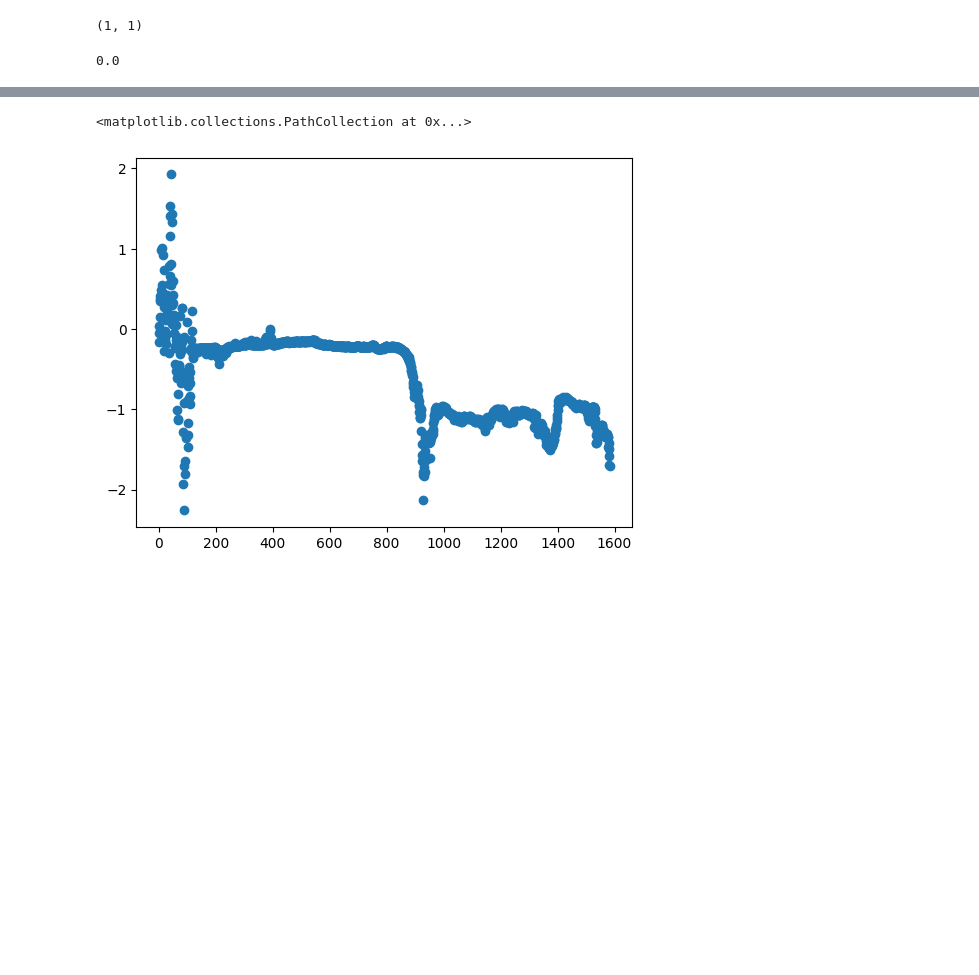
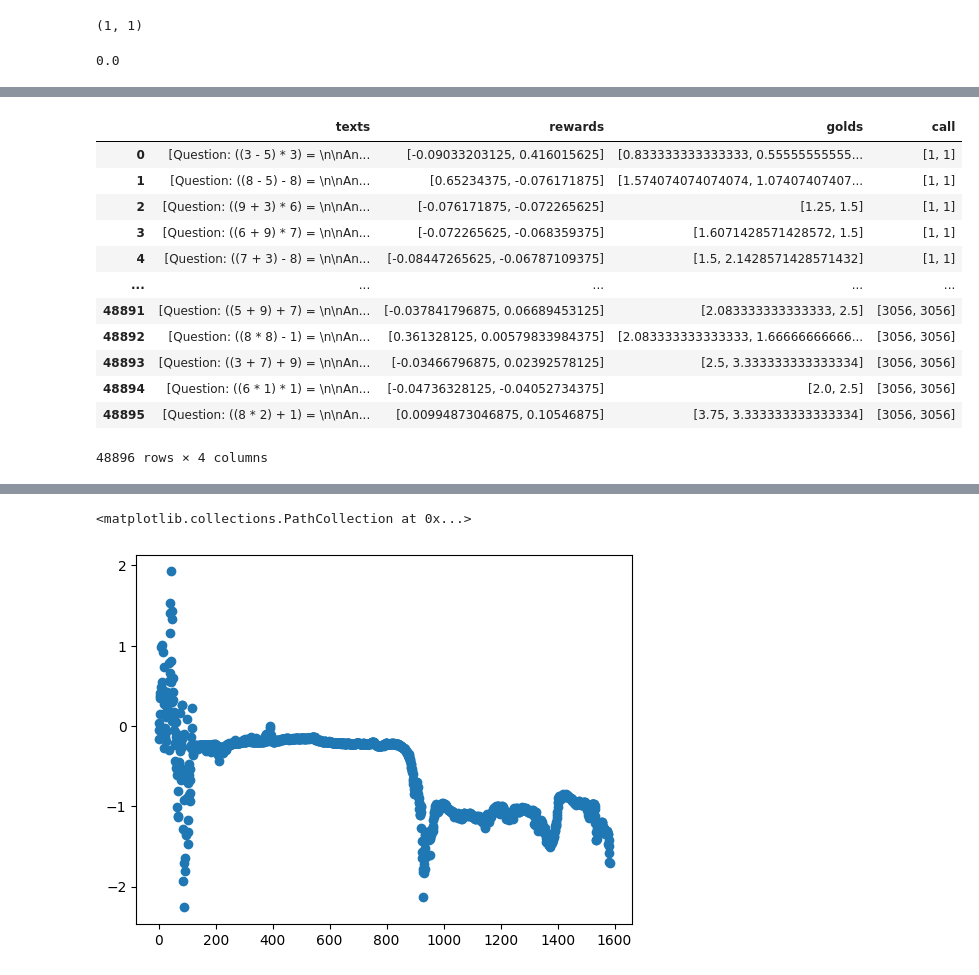
Before and after one commit to PrasannS/d2po, a Jupyter notebook: notebooks/trainlog_analysis.ipynb, the cells around one changed output, grey strips where cells are left out. Saved outputs shown, nothing was run; the diff lists cells and outputs as text; code cells hidden in the pictures; blank space fills up the shorter version.

```diff
--- a/notebooks/trainlog_analysis.ipynb
+++ b/notebooks/trainlog_analysis.ipynb
@@ -92,3 +89,19 @@ plt.scatter(range(len(mbins)), mbins)
+# %%
+tmp
+# %% [output]
+|  | texts | rewards | golds | call |
+| 0 | [Question: ((3 - 5) * 3) = \n\nAn... | [-0.09033203125, 0.416015625] | [0.833333333333333, 0.55555555555... | [1, 1] |
+| 1 | [Question: ((8 - 5) - 8) = \n\nAn... | [0.65234375, -0.076171875] | [1.574074074074074, 1.07407407407... | [1, 1] |
+| 2 | [Question: ((9 + 3) * 6) = \n\nAn... | [-0.076171875, -0.072265625] | [1.25, 1.5] | [1, 1] |
+| 3 | [Question: ((6 + 9) * 7) = \n\nAn... | [-0.072265625, -0.068359375] | [1.6071428571428572, 1.5] | [1, 1] |
+| 4 | [Question: ((7 + 3) - 8) = \n\nAn... | [-0.08447265625, -0.06787109375] | [1.5, 2.1428571428571432] | [1, 1] |
+| ... | ... | ... | ... | ... |
+| 48891 | [Question: ((5 + 9) + 7) = \n\nAn... | [-0.037841796875, 0.06689453125] | [2.083333333333333, 2.5] | [3056, 3056] |
+| 48892 | [Question: ((8 * 8) - 1) = \n\nAn... | [0.361328125, 0.00579833984375] | [2.083333333333333, 1.66666666666... | [3056, 3056] |
+| 48893 | [Question: ((3 + 7) + 9) = \n\nAn... | [-0.03466796875, 0.02392578125] | [2.5, 3.333333333333334] | [3056, 3056] |
+| 48894 | [Question: ((6 * 1) * 1) = \n\nAn... | [-0.04736328125, -0.04052734375] | [2.0, 2.5] | [3056, 3056] |
+| 48895 | [Question: ((8 * 2) + 1) = \n\nAn... | [0.00994873046875, 0.10546875] | [3.75, 3.333333333333334] | [3056, 3056] |
+48896 rows × 4 columns
 # %%
 mean(means[-20:])
 # %% [output]
```
Also changed, not shown: parts of 5 cells of this notebook, 3 other files.
